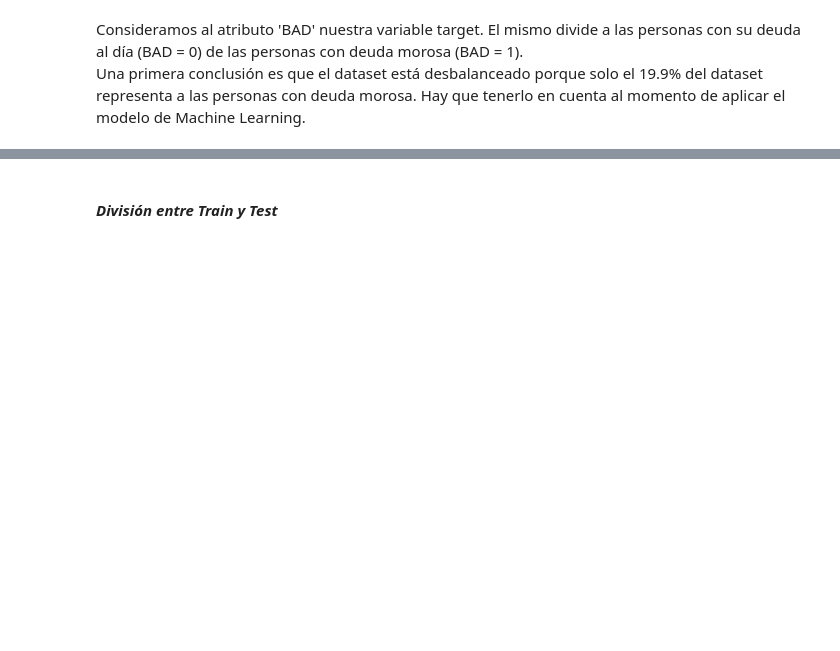
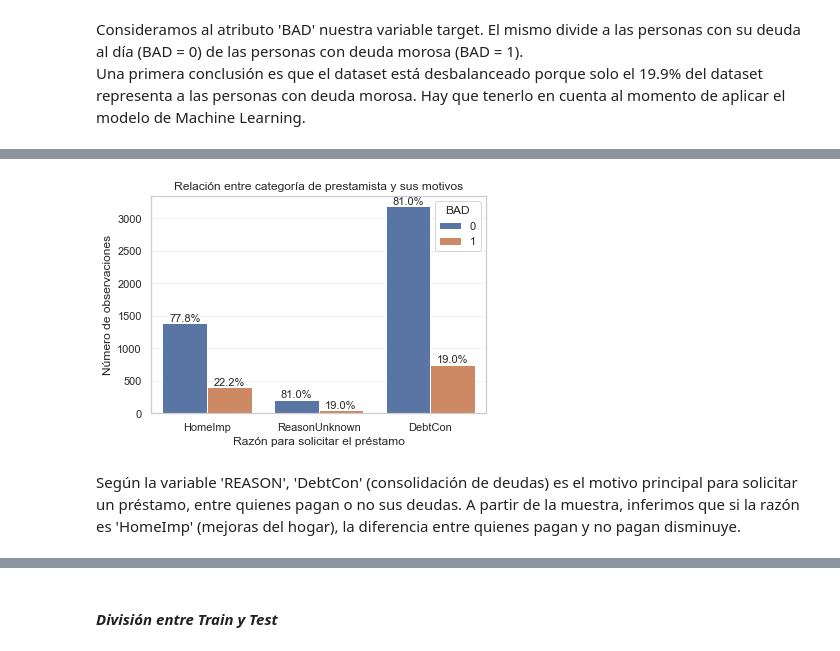
Before and after one commit to HelgaZambrana/data-science-coderhouse, a Jupyter notebook: ProyectoFinal_RiesgoCrediticio.ipynb, the cells around one changed output, grey strips where cells are left out. Cells and saved outputs as stored; diff of their text form; code cells hidden in the pictures; blank space fills up the shorter version.

```diff
--- a/ProyectoFinal_RiesgoCrediticio.ipynb
+++ b/ProyectoFinal_RiesgoCrediticio.ipynb
@@ -206,0 +239,23 @@ Una primera conclusión es que el dataset está desbalanceado porque solo el 19.
+# %%
+# Mostrar los resultados en un bar plot
+def percentage_above_bar_relative_to_xgroup(ax):
+    all_heights = [[p.get_height() for p in bars] for bars in ax.containers]
+    for bars in ax.containers:
+        for i, p in enumerate(bars):
+            total = sum(xgroup[i] for xgroup in all_heights)
+            percentage = f'{(100 * p.get_height() / total) :.1f}%'
+            ax.annotate(percentage, (p.get_x() + p.get_width() / 2, p.get_height()), size=11, ha='center', va='bottom')
+
+ax = sns.countplot(x="REASON",
+                   hue="BAD",
+                   data=historial_credito)
+ax.set(xlabel='Razón para solicitar el préstamo',
+       ylabel='Número de observaciones',
+       title = 'Relación entre categoría de prestamista y sus motivos')
+
+percentage_above_bar_relative_to_xgroup(ax)
+plt.show()
+# %% [output]
+[figure, added]
+# %% [markdown]
+Según la variable 'REASON', 'DebtCon' (consolidación de deudas) es el motivo principal para solicitar un préstamo, entre quienes pagan o no sus deudas. A partir de la muestra, inferimos que si la razón es 'HomeImp' (mejoras del hogar), la diferencia entre quienes pagan y no pagan disminuye.
```
Also changed, not shown: parts of 52 cells of this notebook.
